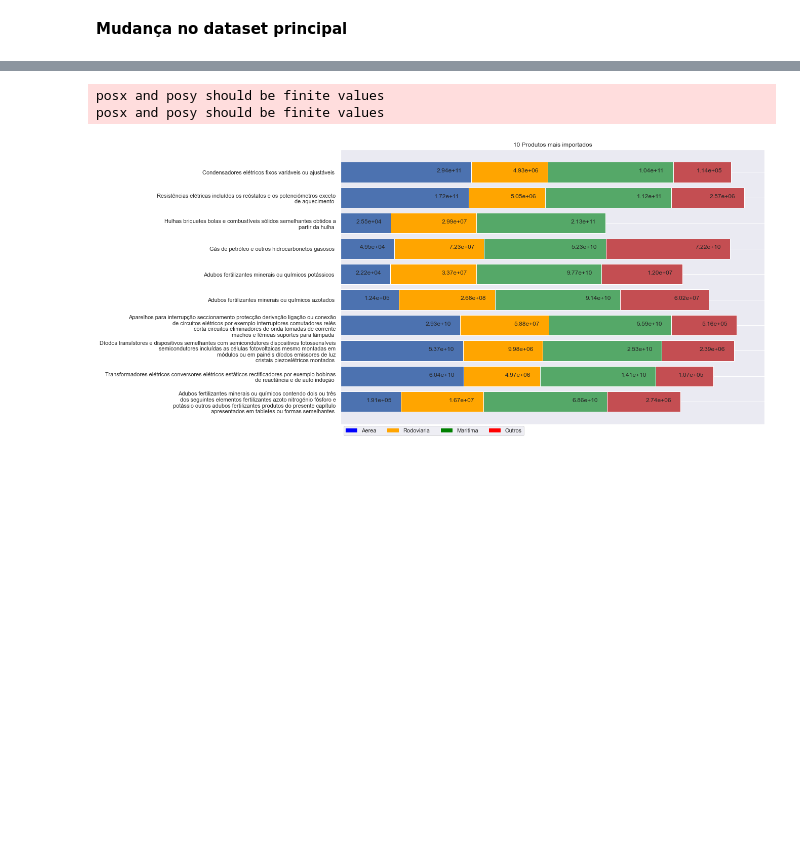
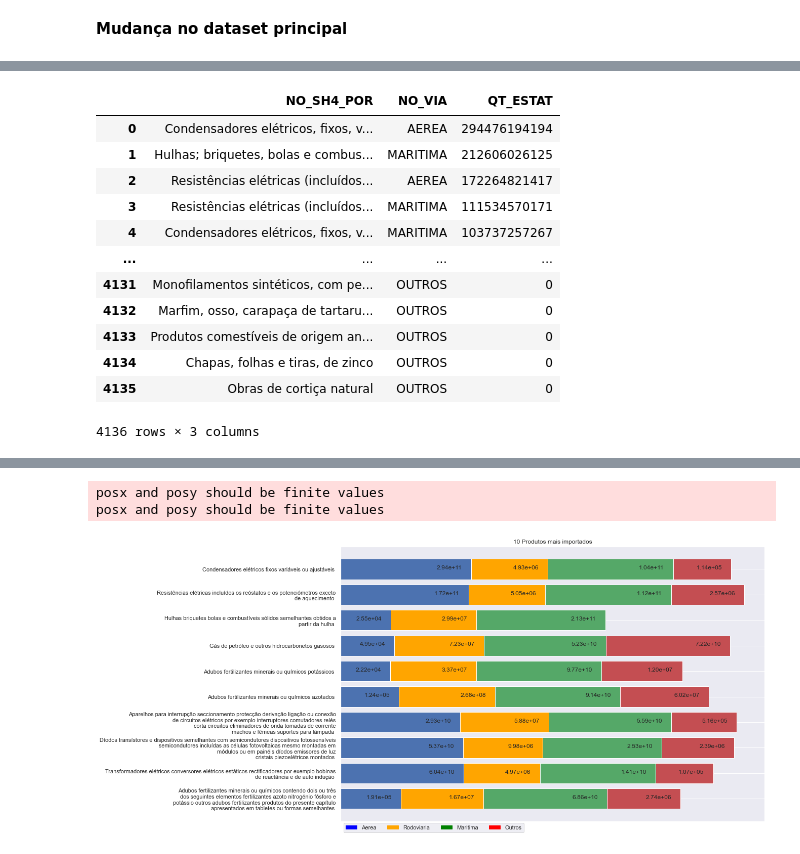
Before and after one commit to Migliorin/Comex-Data-Analysis, a Jupyter notebook: notebooks/analise_dados.ipynb, the cells around one changed output, grey strips where cells are left out. Drawn from its saved outputs; the diff is of its cells as text; code cells hidden in the pictures; blank space fills up the shorter version.

```diff
--- a/notebooks/analise_dados.ipynb
+++ b/notebooks/analise_dados.ipynb
@@ -423,5 +377,26 @@ total = aa.copy()
 # %%
+# Agrupando pela classe dos produtos e pela via de transporte. Depois realizando o sort pela quantidade de
+# modo descendente
 aa = df.groupby(['NO_SH4_POR','NO_VIA']).sum().sort_values(by=['QT_ESTAT'],ascending=False)
 
+# Resetando o index para que os nomes da classes fiquem nas linhas
 aa.reset_index(inplace=True)
+
+# Obtendo somente as colunas que serao usadas
+aa = aa[["NO_SH4_POR","NO_VIA","QT_ESTAT"]]
+aa
+# %% [output]
+|  | NO_SH4_POR | NO_VIA | QT_ESTAT |
+| 0 | Condensadores elétricos, fixos, v... | AEREA | 294476194194 |
+| 1 | Hulhas; briquetes, bolas e combus... | MARITIMA | 212606026125 |
+| 2 | Resistências elétricas (incluídos... | AEREA | 172264821417 |
+| 3 | Resistências elétricas (incluídos... | MARITIMA | 111534570171 |
+| 4 | Condensadores elétricos, fixos, v... | MARITIMA | 103737257267 |
+| ... | ... | ... | ... |
+| 4131 | Monofilamentos sintéticos, com pe... | OUTROS | 0 |
+| 4132 | Marfim, osso, carapaça de tartaru... | OUTROS | 0 |
+| 4133 | Produtos comestíveis de origem an... | OUTROS | 0 |
+| 4134 | Chapas, folhas e tiras, de zinco | OUTROS | 0 |
+| 4135 | Obras de cortiça natural | OUTROS | 0 |
+4136 rows × 3 columns
 # %%
```
Also changed, not shown: parts of 25 cells of this notebook, 1 other file.
